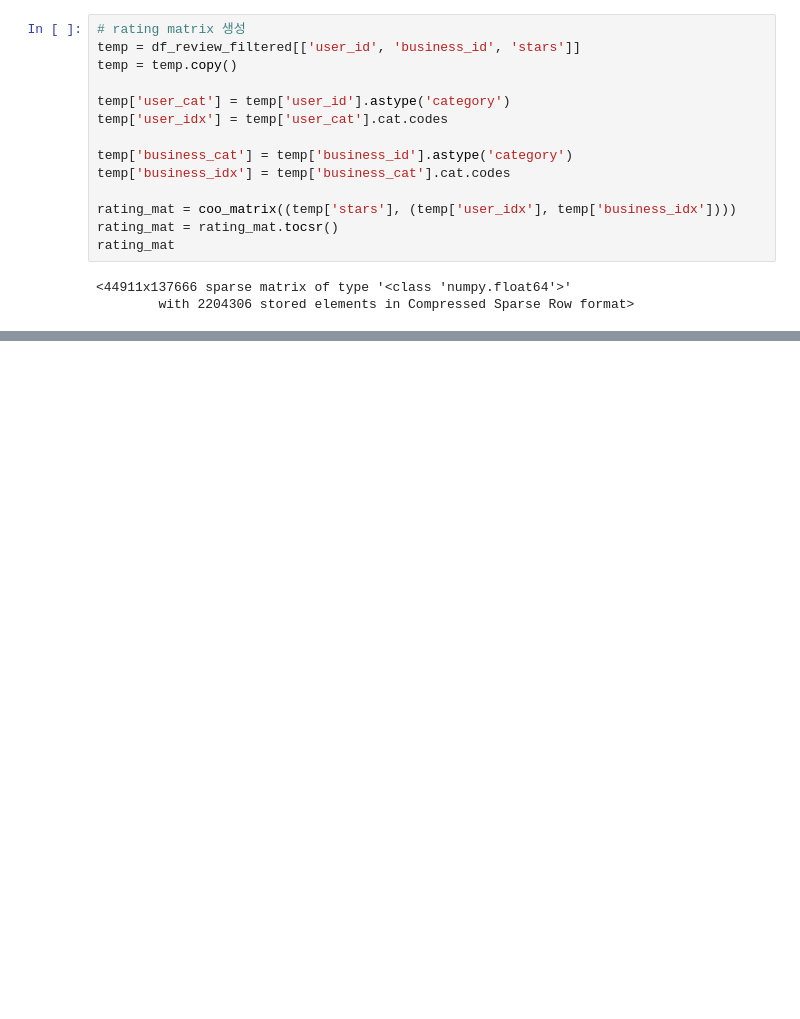
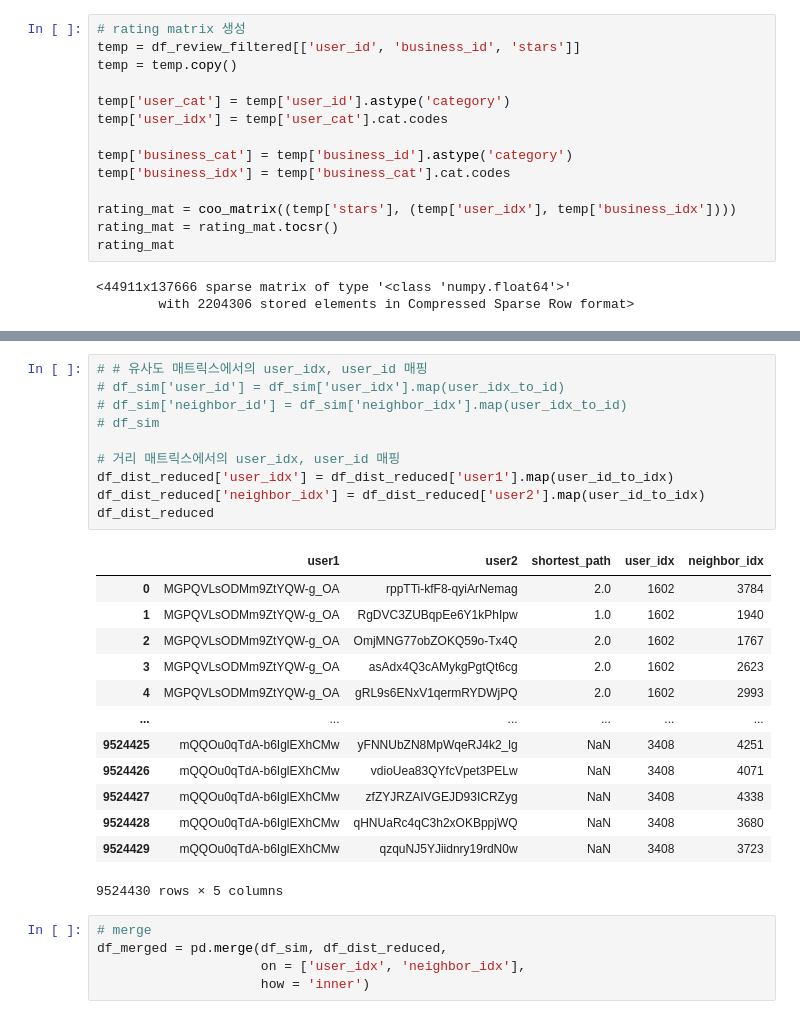
Before and after one commit to DSjayjang/Project, a Jupyter notebook: Social/test.ipynb, the cells around one changed output, grey strips where cells are left out. Drawn from its saved outputs; the diff is of its cells as text; blank space fills up the shorter version.

```diff
--- a/Social/test.ipynb
+++ b/Social/test.ipynb
@@ -358,0 +261,29 @@ plt.show()
+# %%
+# # 유사도 매트릭스에서의 user_idx, user_id 매핑
+# df_sim['user_id'] = df_sim['user_idx'].map(user_idx_to_id)
+# df_sim['neighbor_id'] = df_sim['neighbor_idx'].map(user_idx_to_id)
+# df_sim
+
+# 거리 매트릭스에서의 user_idx, user_id 매핑
+df_dist_reduced['user_idx'] = df_dist_reduced['user1'].map(user_id_to_idx)
+df_dist_reduced['neighbor_idx'] = df_dist_reduced['user2'].map(user_id_to_idx)
+df_dist_reduced
+# %% [output]
+|  | user1 | user2 | shortest_path | user_idx | neighbor_idx |
+| 0 | MGPQVLsODMm9ZtYQW-g_OA | rppTTi-kfF8-qyiArNemag | 2.0 | 1602 | 3784 |
+| 1 | MGPQVLsODMm9ZtYQW-g_OA | RgDVC3ZUBqpEe6Y1kPhIpw | 1.0 | 1602 | 1940 |
+| 2 | MGPQVLsODMm9ZtYQW-g_OA | OmjMNG77obZOKQ59o-Tx4Q | 2.0 | 1602 | 1767 |
+| 3 | MGPQVLsODMm9ZtYQW-g_OA | asAdx4Q3cAMykgPgtQt6cg | 2.0 | 1602 | 2623 |
+| 4 | MGPQVLsODMm9ZtYQW-g_OA | gRL9s6ENxV1qermRYDWjPQ | 2.0 | 1602 | 2993 |
+| ... | ... | ... | ... | ... | ... |
+| 9524425 | mQQOu0qTdA-b6IglEXhCMw | yFNNUbZN8MpWqeRJ4k2_lg | NaN | 3408 | 4251 |
+| 9524426 | mQQOu0qTdA-b6IglEXhCMw | vdioUea83QYfcVpet3PELw | NaN | 3408 | 4071 |
+| 9524427 | mQQOu0qTdA-b6IglEXhCMw | zfZYJRZAIVGEJD93ICRZyg | NaN | 3408 | 4338 |
+| 9524428 | mQQOu0qTdA-b6IglEXhCMw | qHNUaRc4qC3h2xOKBppjWQ | NaN | 3408 | 3680 |
+| 9524429 | mQQOu0qTdA-b6IglEXhCMw | qzquNJ5YJiidnry19rdN0w | NaN | 3408 | 3723 |
+9524430 rows × 5 columns
+# %%
+# merge
+df_merged = pd.merge(df_sim, df_dist_reduced,
+                     on = ['user_idx', 'neighbor_idx'],
+                     how = 'inner')
```
Also changed, not shown: parts of 17 cells of this notebook, 1 other file.
